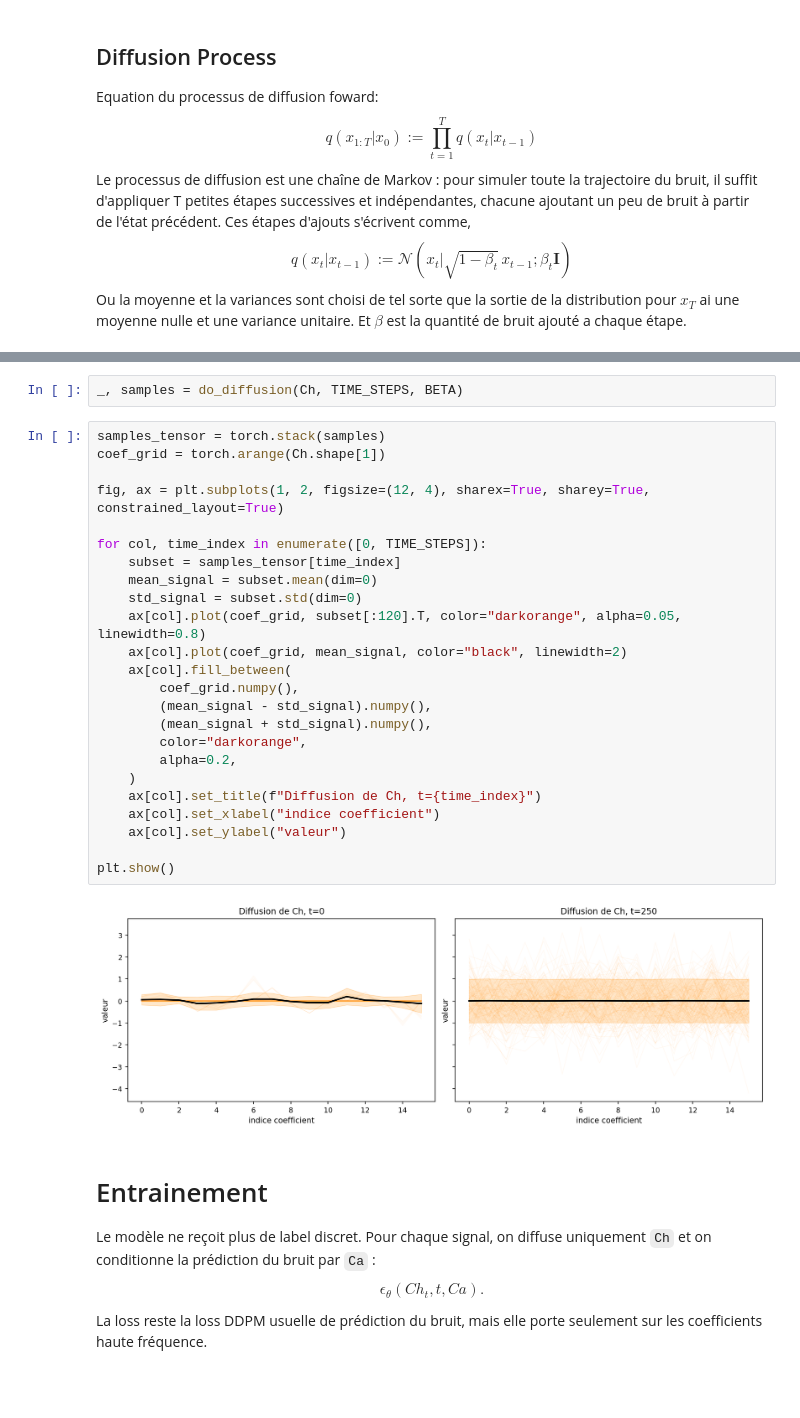
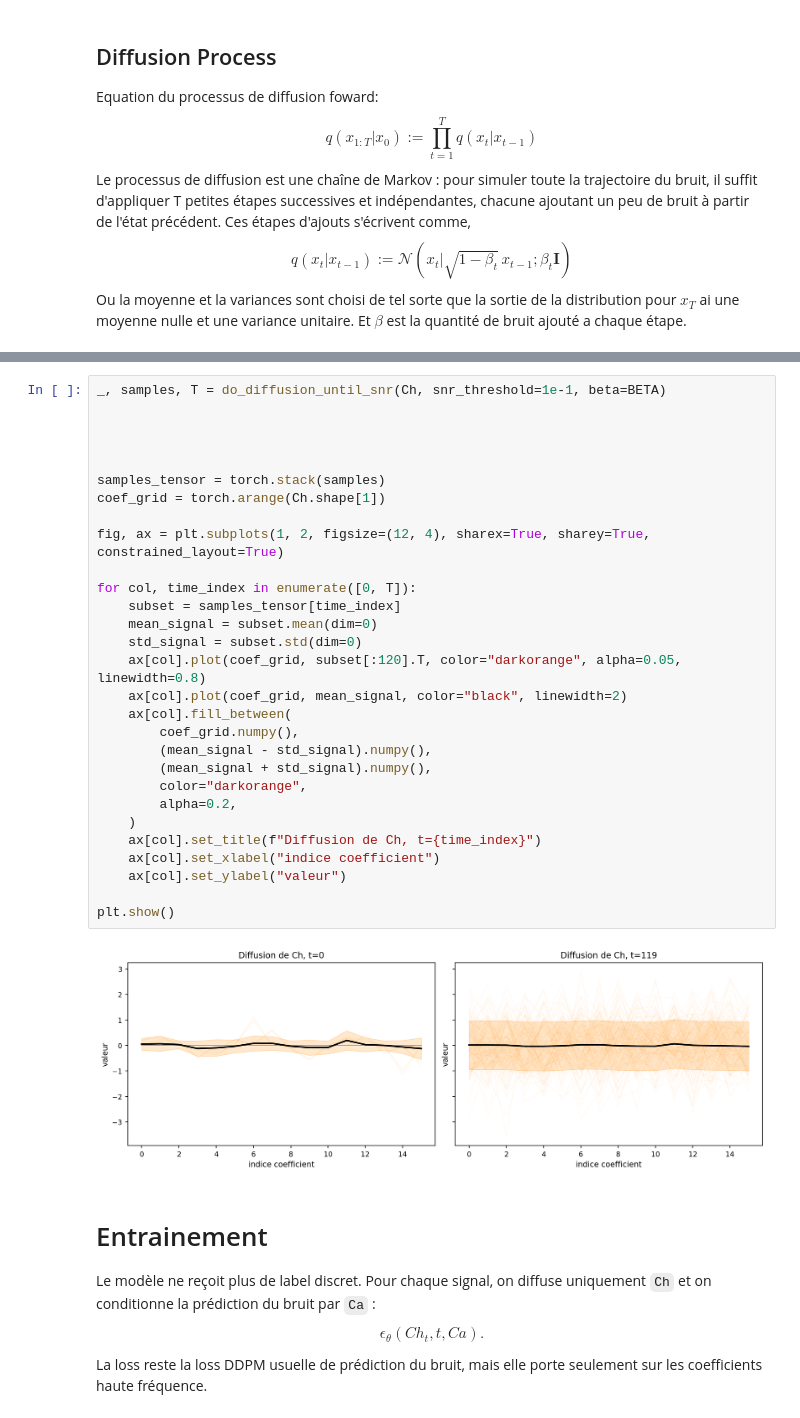
Before and after one commit to Samuel-Chapuis/Rayleigh-Taylor-Generative-Surrogate, a Jupyter notebook: exemples/1D-Simplest-Wave_Model.ipynb, the cells around one changed output, grey strips where cells are left out. Drawn from its saved outputs; the diff is of its cells as text; blank space fills up the shorter version.

```diff
--- a/exemples/1D-Simplest-Wave_Model.ipynb
+++ b/exemples/1D-Simplest-Wave_Model.ipynb
@@ -347,31 +394,34 @@ def do_diffusion(data, steps=100, beta=0.02):
-# %%
-_, samples = do_diffusion(Ch, TIME_STEPS, BETA)
-# %%
-samples_tensor = torch.stack(samples)
-coef_grid = torch.arange(Ch.shape[1])
-
-fig, ax = plt.subplots(1, 2, figsize=(12, 4), sharex=True, sharey=True, constrained_layout=True)
-
-for col, time_index in enumerate([0, TIME_STEPS]):
-    subset = samples_tensor[time_index]
-    mean_signal = subset.mean(dim=0)
-    std_signal = subset.std(dim=0)
-    ax[col].plot(coef_grid, subset[:120].T, color="darkorange", alpha=0.05, linewidth=0.8)
-    ax[col].plot(coef_grid, mean_signal, color="black", linewidth=2)
-    ax[col].fill_between(
-        coef_grid.numpy(),
-        (mean_signal - std_signal).numpy(),
-        (mean_signal + std_signal).numpy(),
-        color="darkorange",
-        alpha=0.2,
-    )
-    ax[col].set_title(f"Diffusion de Ch, t={time_index}")
-    ax[col].set_xlabel("indice coefficient")
-    ax[col].set_ylabel("valeur")
-
-plt.show()
-# %% [output]
-[figure, removed]
+# %%
+_, samples, T = do_diffusion_until_snr(Ch, snr_threshold=1e-1, beta=BETA)
+
+
+
+
+samples_tensor = torch.stack(samples)
+coef_grid = torch.arange(Ch.shape[1])
+
+fig, ax = plt.subplots(1, 2, figsize=(12, 4), sharex=True, sharey=True, constrained_layout=True)
+
+for col, time_index in enumerate([0, T]):
+    subset = samples_tensor[time_index]
+    mean_signal = subset.mean(dim=0)
+    std_signal = subset.std(dim=0)
+    ax[col].plot(coef_grid, subset[:120].T, color="darkorange", alpha=0.05, linewidth=0.8)
+    ax[col].plot(coef_grid, mean_signal, color="black", linewidth=2)
+    ax[col].fill_between(
+        coef_grid.numpy(),
+        (mean_signal - std_signal).numpy(),
+        (mean_signal + std_signal).numpy(),
+        color="darkorange",
+        alpha=0.2,
+    )
+    ax[col].set_title(f"Diffusion de Ch, t={time_index}")
+    ax[col].set_xlabel("indice coefficient")
+    ax[col].set_ylabel("valeur")
+
+plt.show()
+# %% [output]
+[figure, added]
 # %% [markdown]
 # Entrainement
 
```
Also changed, not shown: parts of 10 cells of this notebook, 11 other files.
